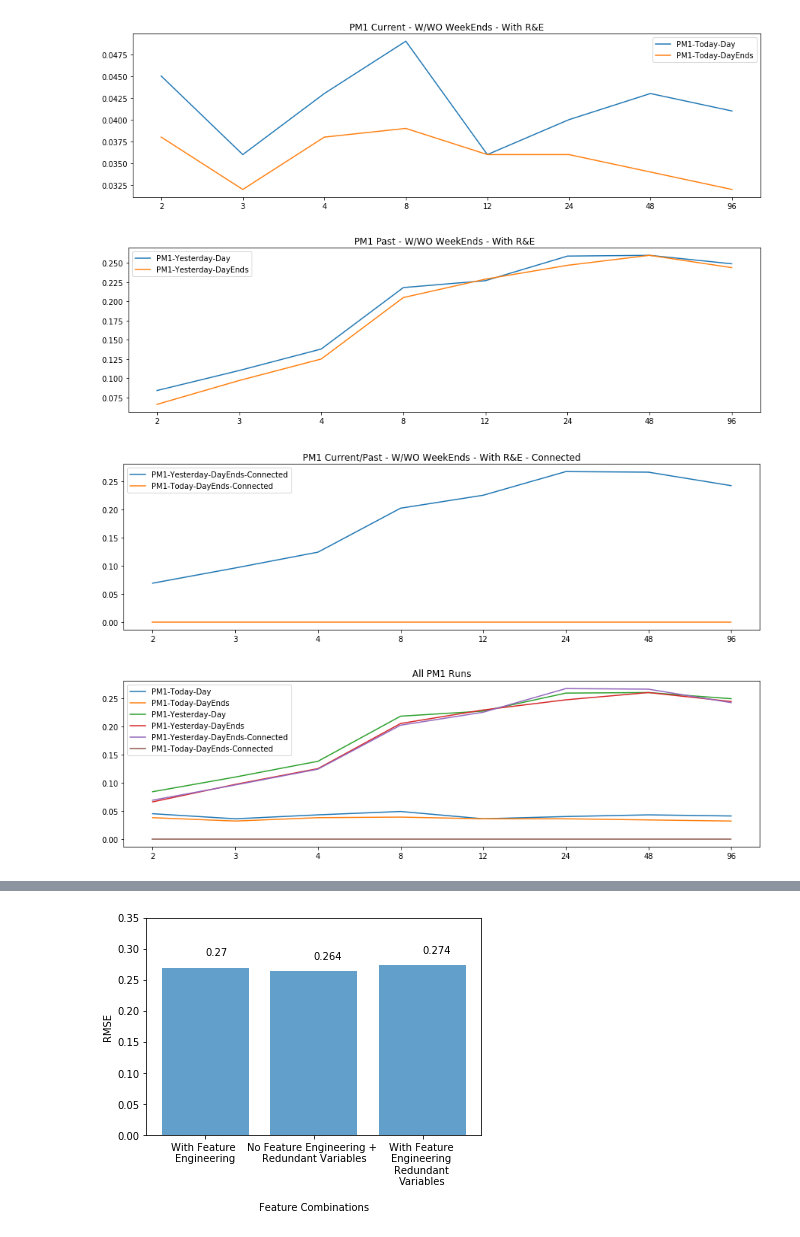
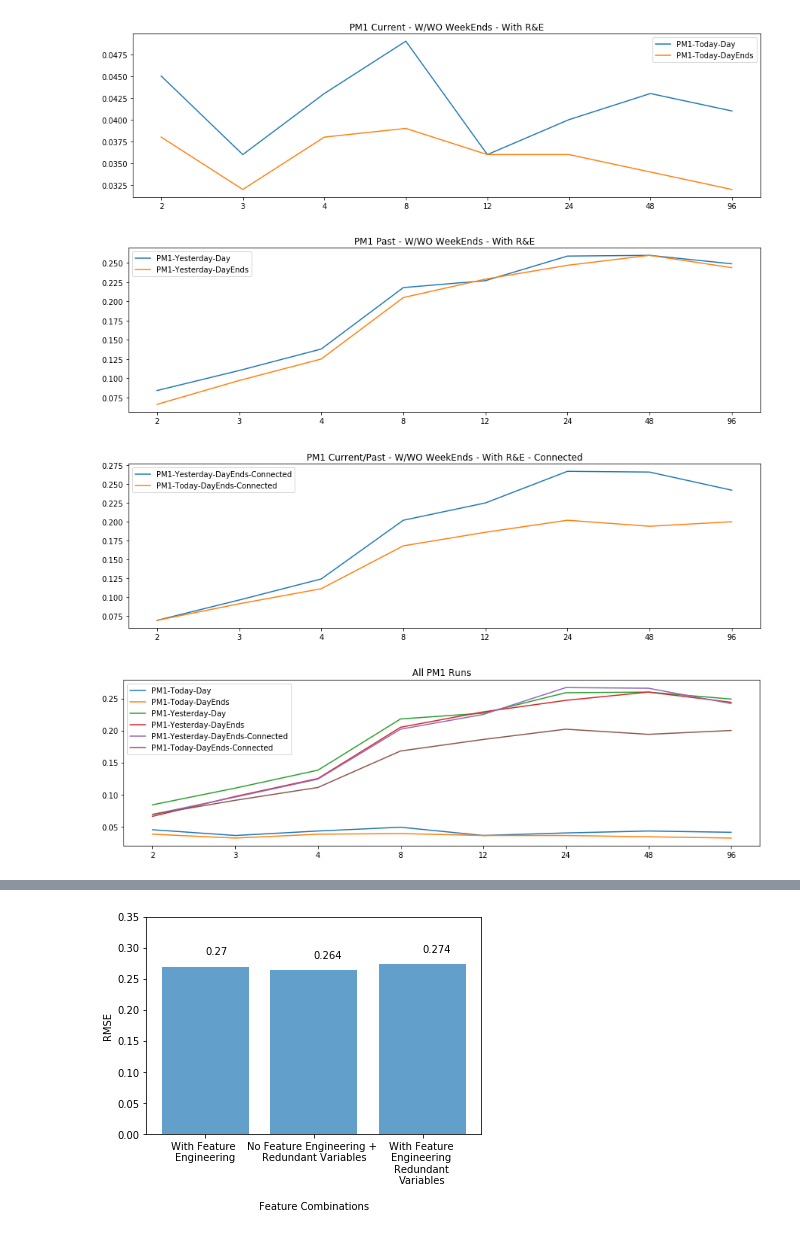
Before and after one commit to fuouo/TrafficBato, a Jupyter notebook: analysis/DataVisualization.ipynb, the cells around one changed output, grey strips where cells are left out. Drawn from its saved outputs; the diff is of its cells as text; code cells hidden in the pictures.

Commit message:
Updated Model Analysis Graphs; Added Graphs for Rolling-Expanding-Orig Comparison;

```diff
--- a/analysis/DataVisualization.ipynb
+++ b/analysis/DataVisualization.ipynb
@@ -12,7 +268,7 @@ line2 = [0.066, 0.097, 0.125, 0.205, 0.229, 0.247, 0.260, 0.244] #PM1 - Yesterda
 line3 = [0.045, 0.036, 0.043, 0.049, 0.036, 0.040, 0.043, 0.041] #PM1 - Today - Weekday
 line4 = [0.038, 0.032, 0.038, 0.039, 0.036, 0.036, 0.034, 0.032] #PM1 - Today - WeekdayWeekends
 line5 = [0.069, 0.096, 0.124, 0.202, 0.225, 0.267, 0.266, 0.242] #PM1 - Yesterday - Connected Roads - Weekday
-line6 = [0.0, 0.0, 0.0, 0.0, 0.0, 0.0, 0.0, 0.0] #PM1 - Yesterday - Connected Roads - WeekdayWeekends
+line6 = [0.069, 0.091, 0.111, 0.168, 0.186, 0.202, 0.194, 0.200] #PM1 - Yesterday - Connected Roads - WeekdayWeekends
 windows = [2,     3,     4,     8,     12,    24,    48,   96]
 
 plt.figure(figsize=(15, 4))
@@ -27,32 +283,32 @@ plt.title("PM1 Past - W/WO WeekEnds - With R&E")
 plt.plot(line1, label="PM1-Yesterday-Day")
 plt.plot(line2, label="PM1-Yesterday-DayEnds")
 plt.legend()
 plt.xticks(range(len(windows)), (windows))
 
 plt.figure(figsize=(15, 4))
 plt.title("PM1 Current/Past - W/WO WeekEnds - With R&E - Connected")
 plt.plot(line5, label="PM1-Yesterday-DayEnds-Connected")
 plt.plot(line6, label="PM1-Today-DayEnds-Connected")
 plt.legend()
 plt.xticks(range(len(windows)), (windows))
 
 
 plt.figure(figsize=(15, 4))
 plt.title("All PM1 Runs")
 plt.plot(line3, label="PM1-Today-Day")
 plt.plot(line4, label="PM1-Today-DayEnds")
 plt.plot(line1, label="PM1-Yesterday-Day")
 plt.plot(line2, label="PM1-Yesterday-DayEnds")
 plt.plot(line5, label="PM1-Yesterday-DayEnds-Connected")
 plt.plot(line6, label="PM1-Today-DayEnds-Connected")
 plt.legend()
 plt.xticks(range(len(windows)), (windows))
 
 
 
 plt.show()
 # %% [output]
 [figure]
 [figure]
-[figure, old version]
+[figure, new version]
-[figure, old version]
+[figure, new version]
```
Also changed, not shown: parts of 25 cells of this notebook.
